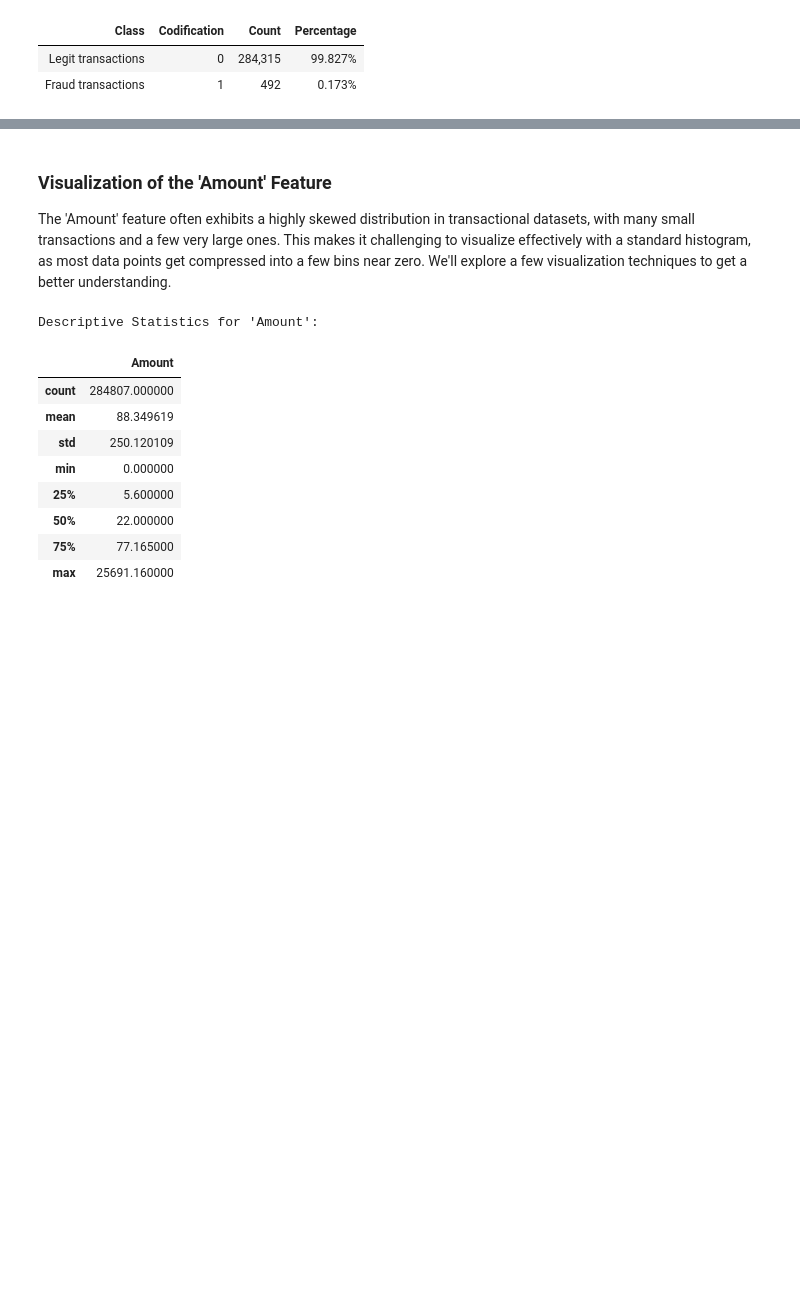
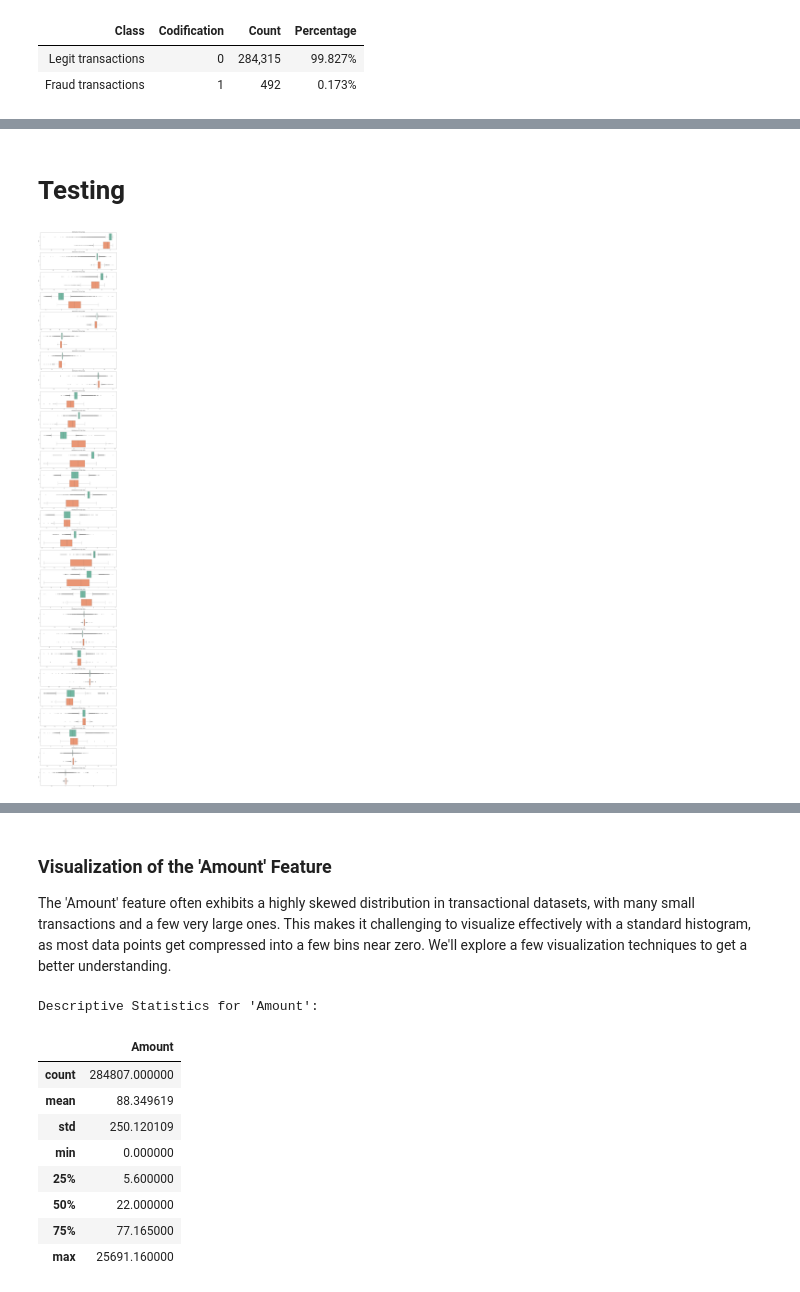
Before and after one commit to ang-bill/IU-DLMDSME01-Credit-Card-Fraud-Detection, a Jupyter notebook: Task1_Credit_Card_Fraud_Detection.ipynb, the cells around one changed output, grey strips where cells are left out. Cells and saved outputs as stored; diff of their text form; code cells hidden in the pictures; blank space fills up the shorter version.

```diff
--- a/Task1_Credit_Card_Fraud_Detection.ipynb
+++ b/Task1_Credit_Card_Fraud_Detection.ipynb
@@ -272,0 +279,27 @@ Name: Class, dtype: float64
+# %% [markdown]
+# Testing
+# %%
+# --- 5. Visualizing Outliers (Box Plots) ---
+
+# Select just the V columns
+v_features = df.columns[1:29]  # V1 to V28
+
+# Setup the figure size (Width, Height)
+plt.figure(figsize=(16, 28*4)) # Tall figure to fit everything clearly
+gs = plt.GridSpec(28, 1) # 28 Rows
+
+for i, col in enumerate(v_features):
+    ax = plt.subplot(gs[i])
+
+    # Plot the Box Plot for the specific feature, separated by Class
+    # This allows you to see if Fraud (1) has different outliers than Normal (0)
+    # Fix: Assign y to hue and set legend=False to address FutureWarning
+    sns.boxplot(x=df[col], y=df['Class'].astype('category'), hue=df['Class'].astype('category'), ax=ax, palette="Set2", orient="h", legend=False)
+
+    ax.set_title(f'Distribution of {col} by Class', fontsize=14)
+    ax.set_xlabel('') # Remove label to save space
+
+plt.tight_layout()
+plt.show()
+# %% [output]
+[figure, added]
```
Also changed, not shown: parts of 5 cells of this notebook.
